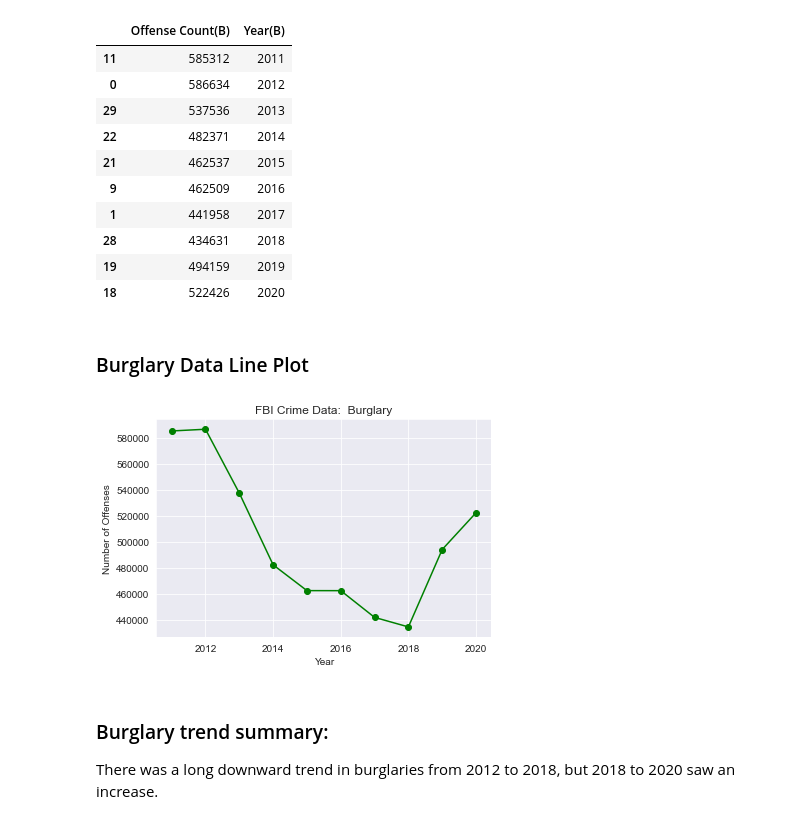
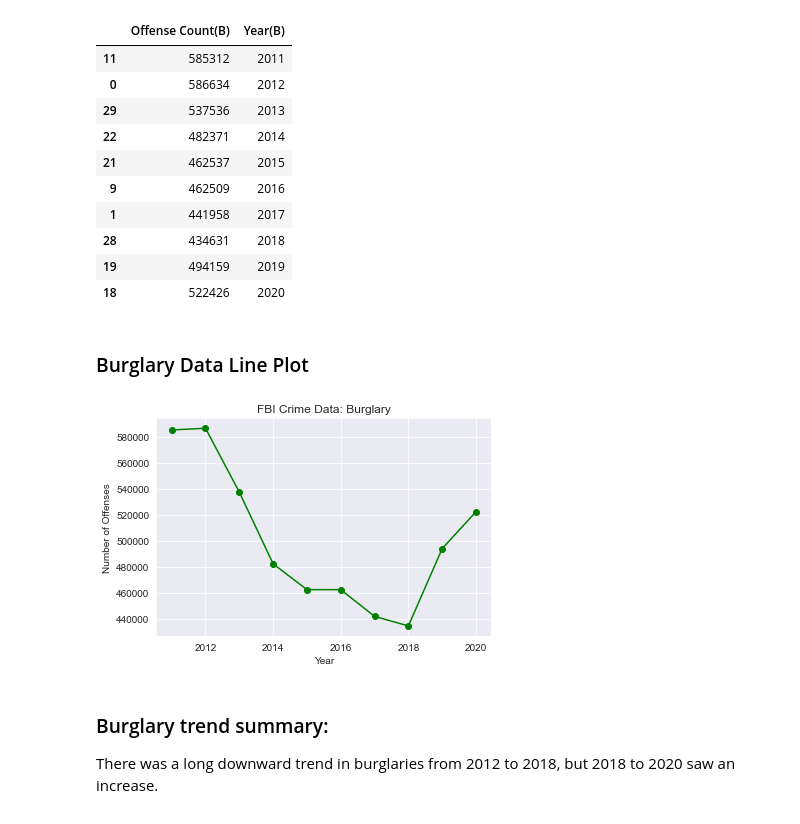
Before and after one commit to HeatherLD/API-Project, a Jupyter notebook: Final_Draft.ipynb, the cells around one changed output. Cells and saved outputs as stored; diff of their text form; code cells hidden in the pictures.

```diff
--- a/Final_Draft.ipynb
+++ b/Final_Draft.ipynb
@@ -82,12 +84,21 @@ fbi_burglary_ct_df_set
 | 28 | 434631 | 2018 |
 | 19 | 494159 | 2019 |
 | 18 | 522426 | 2020 |
+# %% [markdown]
+### Burglary Data Line Plot
 # %%
 #formatting the dataframe, Jamie's code (used in line plot)
+fig,ax=plt.subplots()
+sns.set_style("darkgrid")
+
+ax.plot(fbi_burglary_ct_df_set["Year(B)"], fbi_burglary_ct_df_set["Offense Count(B)"], marker = 'o',  color = 'green')
+ax.set_xlabel("Year")
+ax.set_ylabel("Number of Offenses")
+ax.set_title('FBI Crime Data: Burglary')
+
+plt.show()
+# %% [output]
+[figure, added]
-# %% [markdown]
-### Burglary Data Line Plot
-# %% [markdown]
-![burglary_graph.png](attachment:burglary_graph.png)
 # %% [markdown]
 ### Burglary trend summary:
 There was a long downward trend in burglaries from 2012 to 2018, but 2018 to 2020 saw an increase.
```
Also changed, not shown: parts of 17 cells of this notebook.
